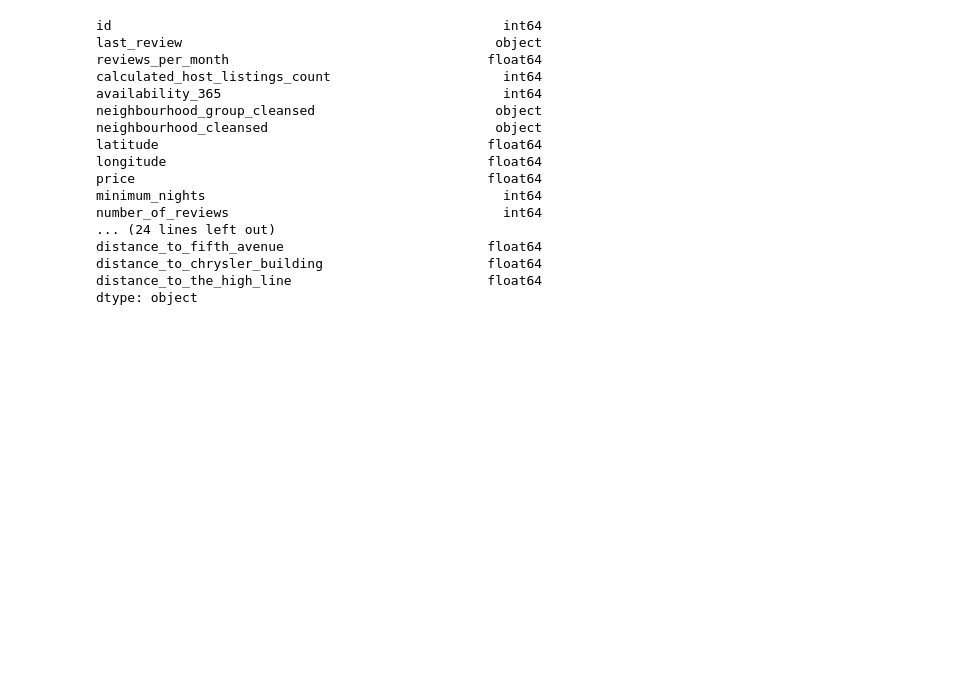
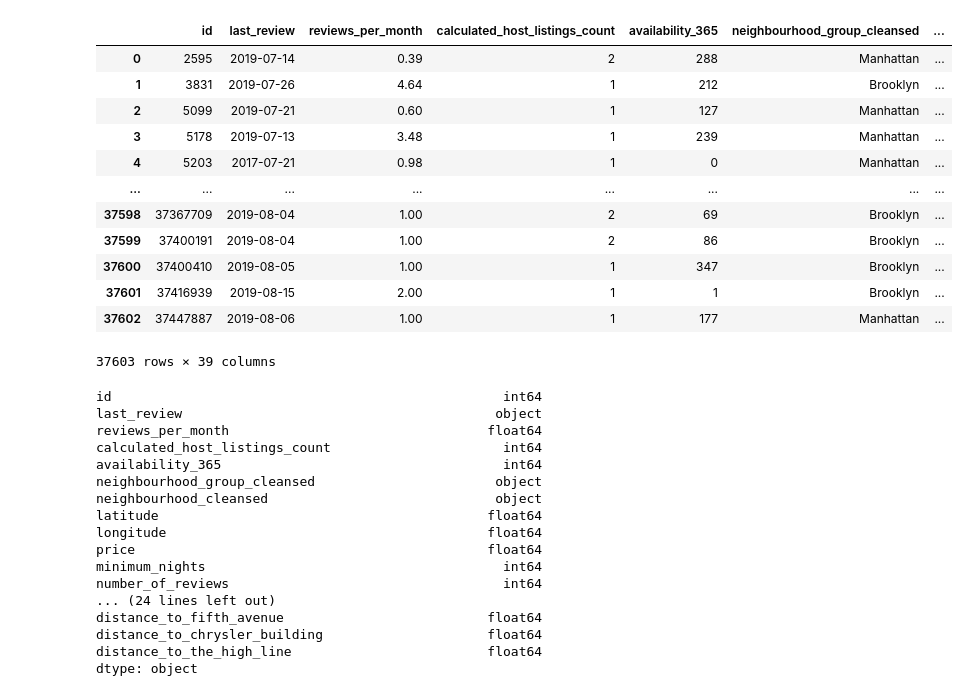
Before and after one commit to bluenightx/Test_ML, a Jupyter notebook: Test-Final.ipynb, the cells around one changed output. Saved outputs shown, nothing was run; the diff lists cells and outputs as text; code cells hidden in the pictures; blank space fills up the shorter version.

```diff
--- a/Test-Final.ipynb
+++ b/Test-Final.ipynb
@@ -16,7 +16,23 @@ from sklearn.metrics import r2_score, mean_absolute_error, mean_squared_error
 
 #load datasets
 
-airbnb_crime = pd.read_csv('cleaned_airbnb_crime.csv')
+airbnb_crime = pd.read_csv(r'C:\Madhuri\projects\ML_project\Test_ML\cleaned_airbnb_crime - Final.csv')
+# %%
+airbnb_crime
+# %% [output]
+|  | id | last_review | reviews_per_month | calculated_host_listings_count | availability_365 | neighbourhood_group_cleansed | ... |
+| 0 | 2595 | 2019-07-14 | 0.39 | 2 | 288 | Manhattan | ... |
+| 1 | 3831 | 2019-07-26 | 4.64 | 1 | 212 | Brooklyn | ... |
+| 2 | 5099 | 2019-07-21 | 0.60 | 1 | 127 | Manhattan | ... |
+| 3 | 5178 | 2019-07-13 | 3.48 | 1 | 239 | Manhattan | ... |
+| 4 | 5203 | 2017-07-21 | 0.98 | 1 | 0 | Manhattan | ... |
+| ... | ... | ... | ... | ... | ... | ... | ... |
+| 37598 | 37367709 | 2019-08-04 | 1.00 | 2 | 69 | Brooklyn | ... |
+| 37599 | 37400191 | 2019-08-04 | 1.00 | 2 | 86 | Brooklyn | ... |
+| 37600 | 37400410 | 2019-08-05 | 1.00 | 1 | 347 | Brooklyn | ... |
+| 37601 | 37416939 | 2019-08-15 | 2.00 | 1 | 1 | Brooklyn | ... |
+| 37602 | 37447887 | 2019-08-06 | 1.00 | 1 | 177 | Manhattan | ... |
+37603 rows × 39 columns
 # %%
 airbnb_crime.dtypes
 # %% [output]
```
Also changed, not shown: parts of 15 cells of this notebook, 1 other file.
